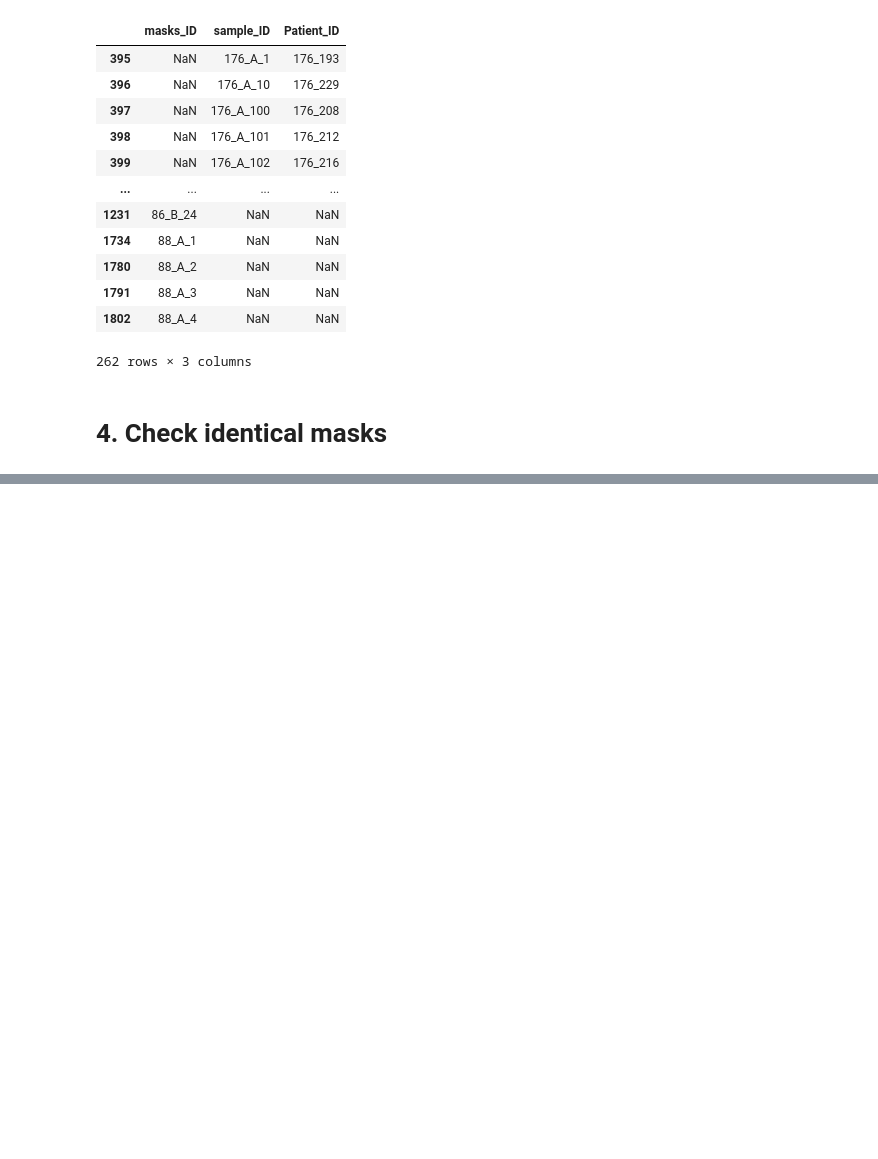
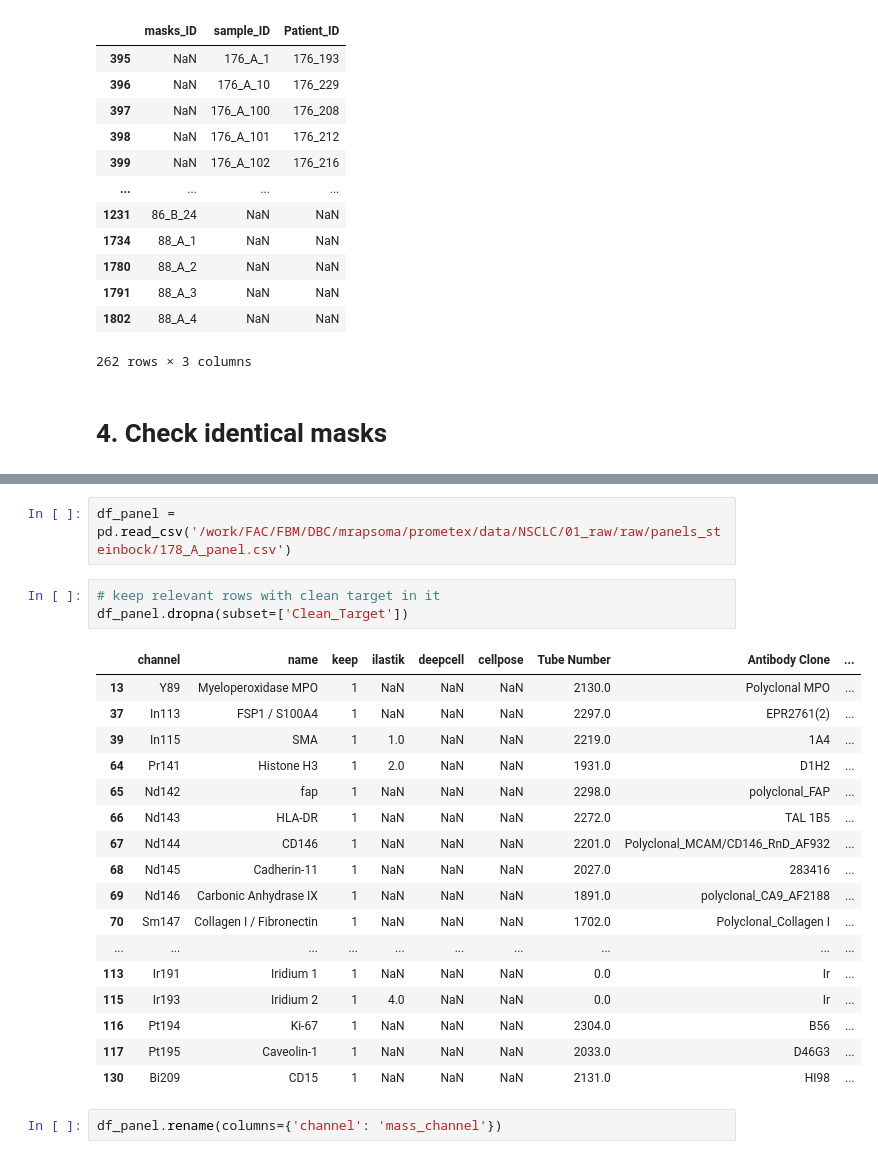
Before and after one commit to AI4SCR/ai4bmr-datasets, a Jupyter notebook: src/ai4bmr_datasets/datasets/notebooks_NSCLC/check_files.ipynb, the cells around one changed output, grey strips where cells are left out. Saved outputs shown, nothing was run; the diff lists cells and outputs as text; blank space fills up the shorter version.

Commit message:
create_panel

```diff
--- a/src/ai4bmr_datasets/datasets/notebooks_NSCLC/check_files.ipynb
+++ b/src/ai4bmr_datasets/datasets/notebooks_NSCLC/check_files.ipynb
@@ -328,0 +390,25 @@ for file in common_files:
+# %%
+df_panel = pd.read_csv('/work/FAC/FBM/DBC/mrapsoma/prometex/data/NSCLC/01_raw/raw/panels_steinbock/178_A_panel.csv')
+# %%
+# keep relevant rows with clean target in it
+df_panel.dropna(subset=['Clean_Target'])
+# %% [output]
+|  | channel | name | keep | ilastik | deepcell | cellpose | Tube Number | Antibody Clone | ... |
+| 13 | Y89 | Myeloperoxidase MPO | 1 | NaN | NaN | NaN | 2130.0 | Polyclonal MPO | ... |
+| 37 | In113 | FSP1 / S100A4 | 1 | NaN | NaN | NaN | 2297.0 | EPR2761(2) | ... |
+| 39 | In115 | SMA | 1 | 1.0 | NaN | NaN | 2219.0 | 1A4 | ... |
+| 64 | Pr141 | Histone H3 | 1 | 2.0 | NaN | NaN | 1931.0 | D1H2 | ... |
+| 65 | Nd142 | fap | 1 | NaN | NaN | NaN | 2298.0 | polyclonal_FAP | ... |
+| 66 | Nd143 | HLA-DR | 1 | NaN | NaN | NaN | 2272.0 | TAL 1B5 | ... |
+| 67 | Nd144 | CD146 | 1 | NaN | NaN | NaN | 2201.0 | Polyclonal_MCAM/CD146_RnD_AF932 | ... |
+| 68 | Nd145 | Cadherin-11 | 1 | NaN | NaN | NaN | 2027.0 | 283416 | ... |
+| 69 | Nd146 | Carbonic Anhydrase IX | 1 | NaN | NaN | NaN | 1891.0 | polyclonal_CA9_AF2188 | ... |
+| 70 | Sm147 | Collagen I / Fibronectin | 1 | NaN | NaN | NaN | 1702.0 | Polyclonal_Collagen I | ... |
+| ... | ... | ... | ... | ... | ... | ... | ... | ... | ... |
+| 113 | Ir191 | Iridium 1 | 1 | NaN | NaN | NaN | 0.0 | Ir | ... |
+| 115 | Ir193 | Iridium 2 | 1 | 4.0 | NaN | NaN | 0.0 | Ir | ... |
+| 116 | Pt194 | Ki-67 | 1 | NaN | NaN | NaN | 2304.0 | B56 | ... |
+| 117 | Pt195 | Caveolin-1 | 1 | NaN | NaN | NaN | 2033.0 | D46G3 | ... |
+| 130 | Bi209 | CD15 | 1 | NaN | NaN | NaN | 2131.0 | HI98 | ... |
+# %%
+df_panel.rename(columns={'channel': 'mass_channel'})
```
Also changed, not shown: parts of 3 cells of this notebook, 1 other file.
